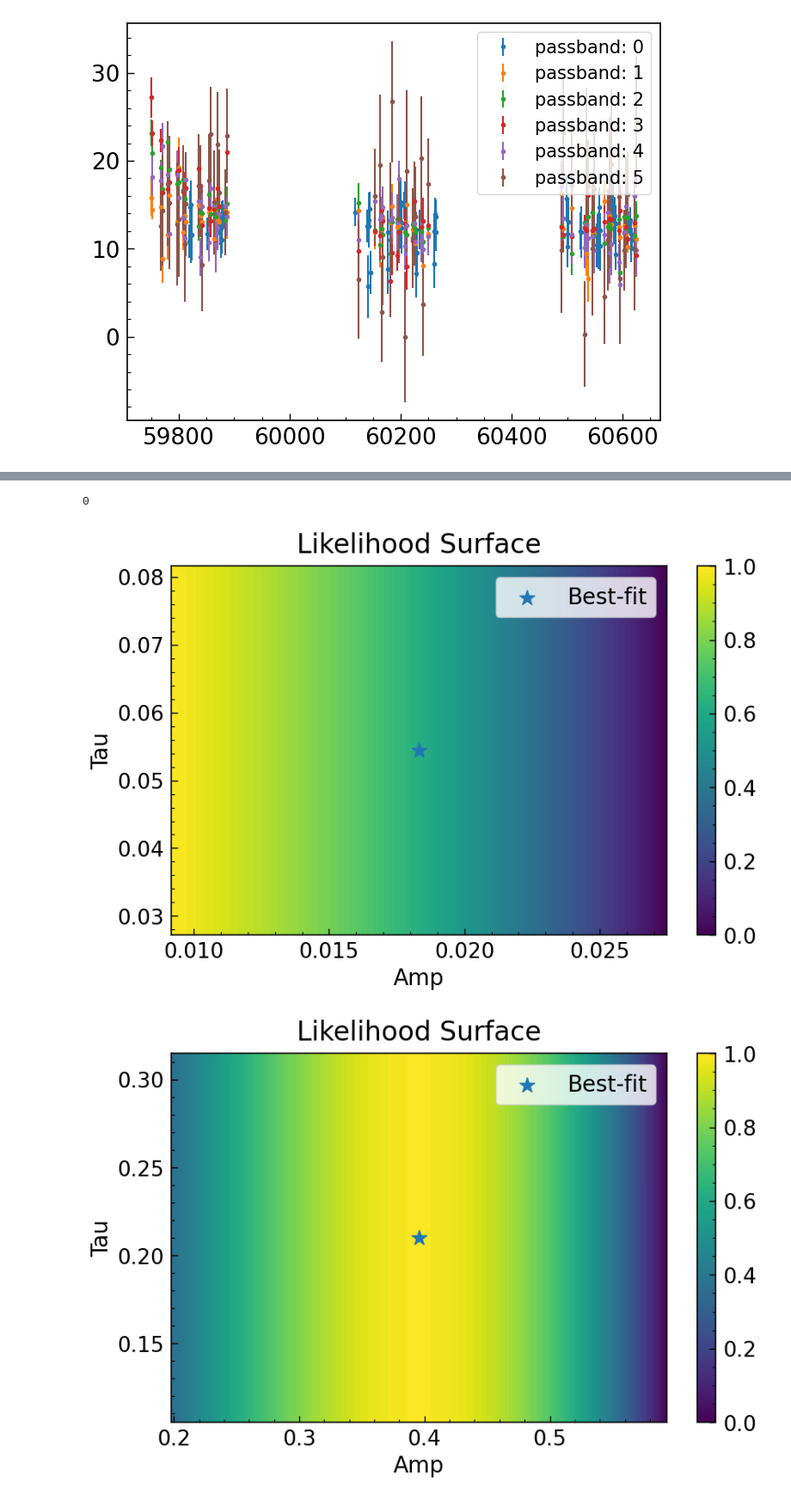
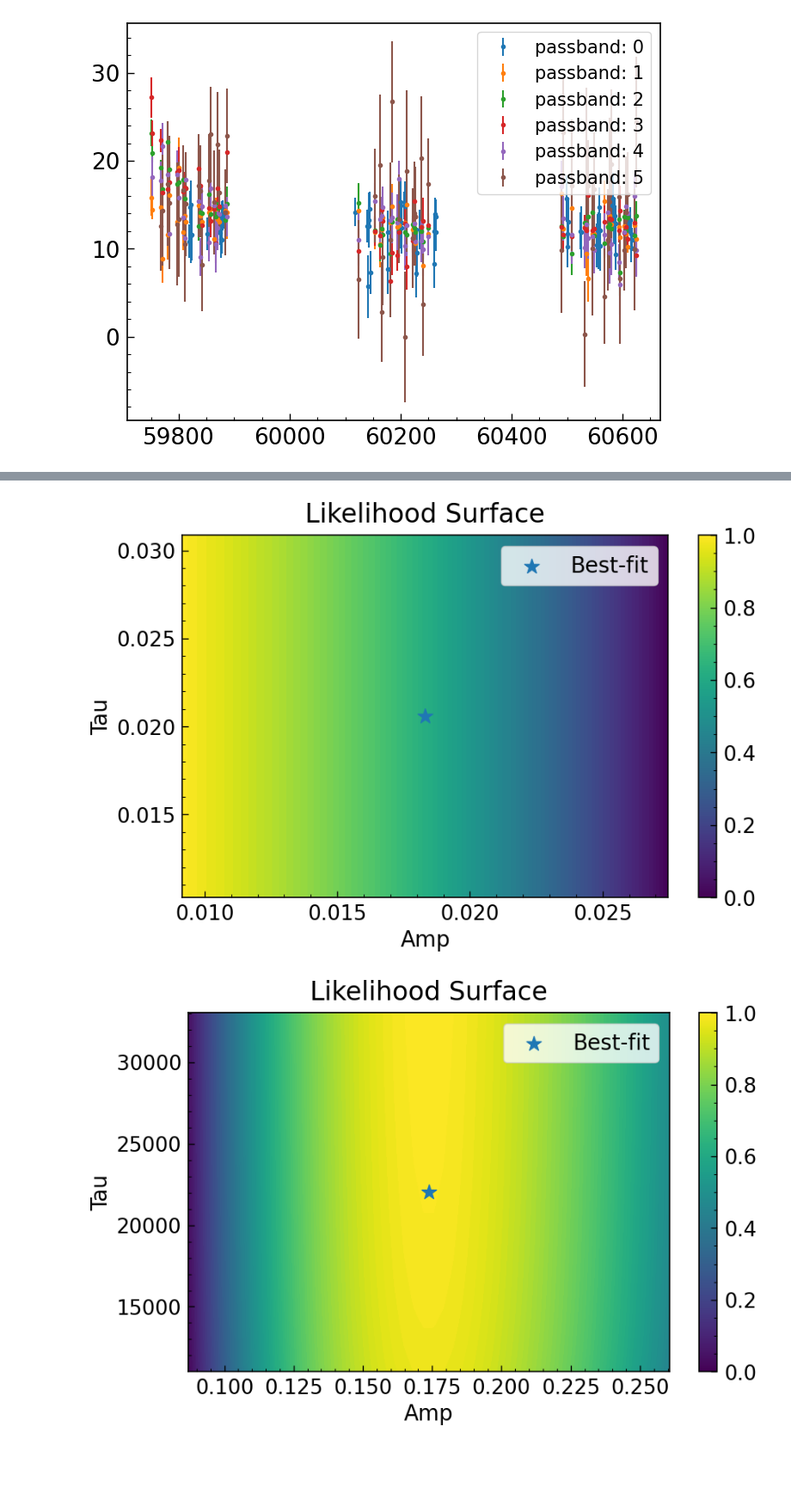
Before and after one commit to laofei177/plasticc_carma, a Jupyter notebook: notebooks/01_EDA.ipynb, the cells around one changed output, grey strips where cells are left out. Shown at 86% size. Drawn from its saved outputs; the diff is of its cells as text; code cells hidden in the pictures; blank space fills up the shorter version.

```diff
--- a/notebooks/01_EDA.ipynb
+++ b/notebooks/01_EDA.ipynb
@@ -574,3 +620,4 @@ plt.legend(fontsize=15)
 # %%
-lc_fit_id(18645, 0, de=True, plot=True, debug=True)
+lc = train_lc[train_lc.object_id == 18645]
+best_fit = lc_fit_data(lc, plot=True, debug=True)
 # %% [output]
@@ -583,5 +641,4 @@ lc_fit_id(18645, 0, de=True, plot=True, debug=True)
-0
-[figure, old version]
+[figure, new version]
-[figure, old version]
+[figure, new version]
 [figure]
 [figure]
```
Also changed, not shown: parts of 19 cells of this notebook, 1 other file.
